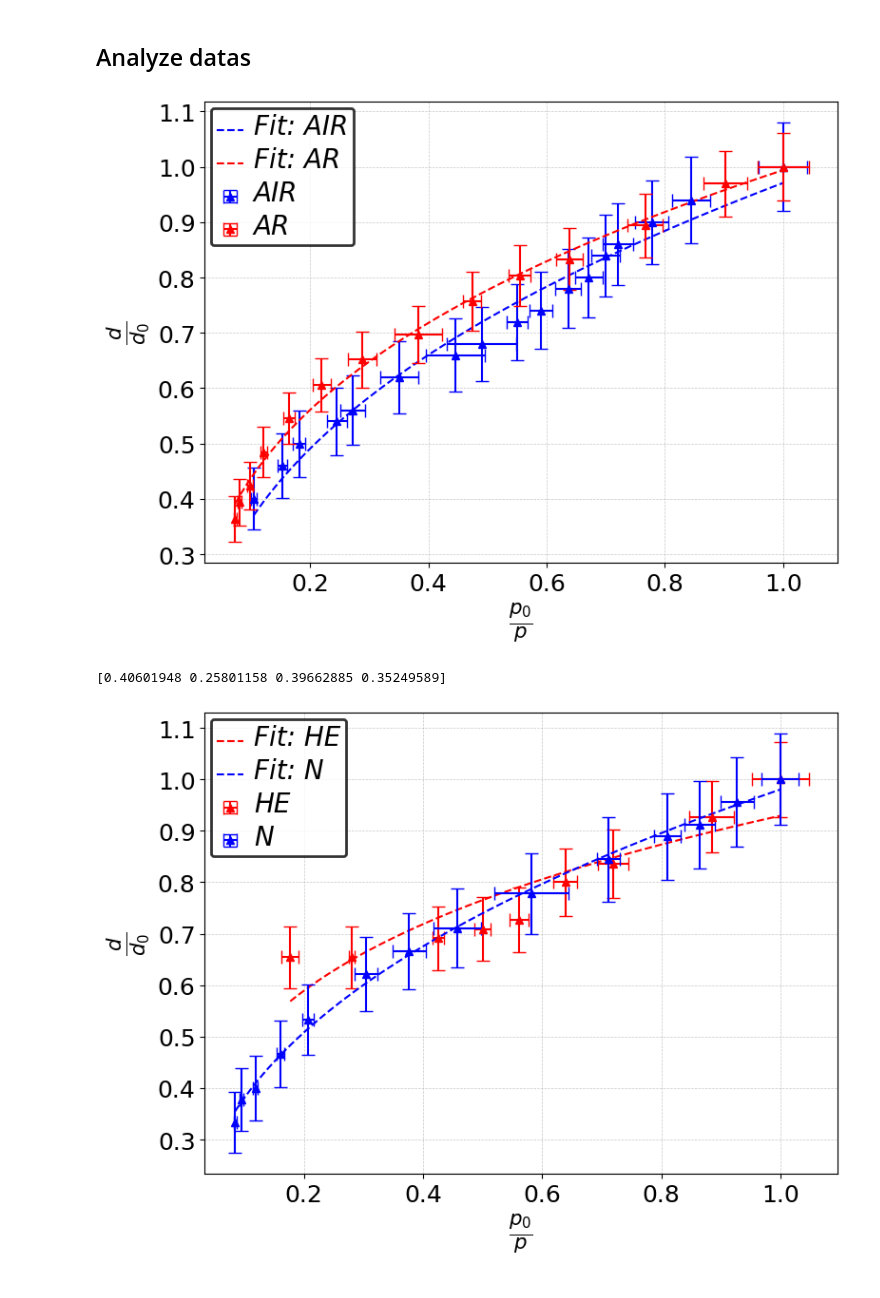
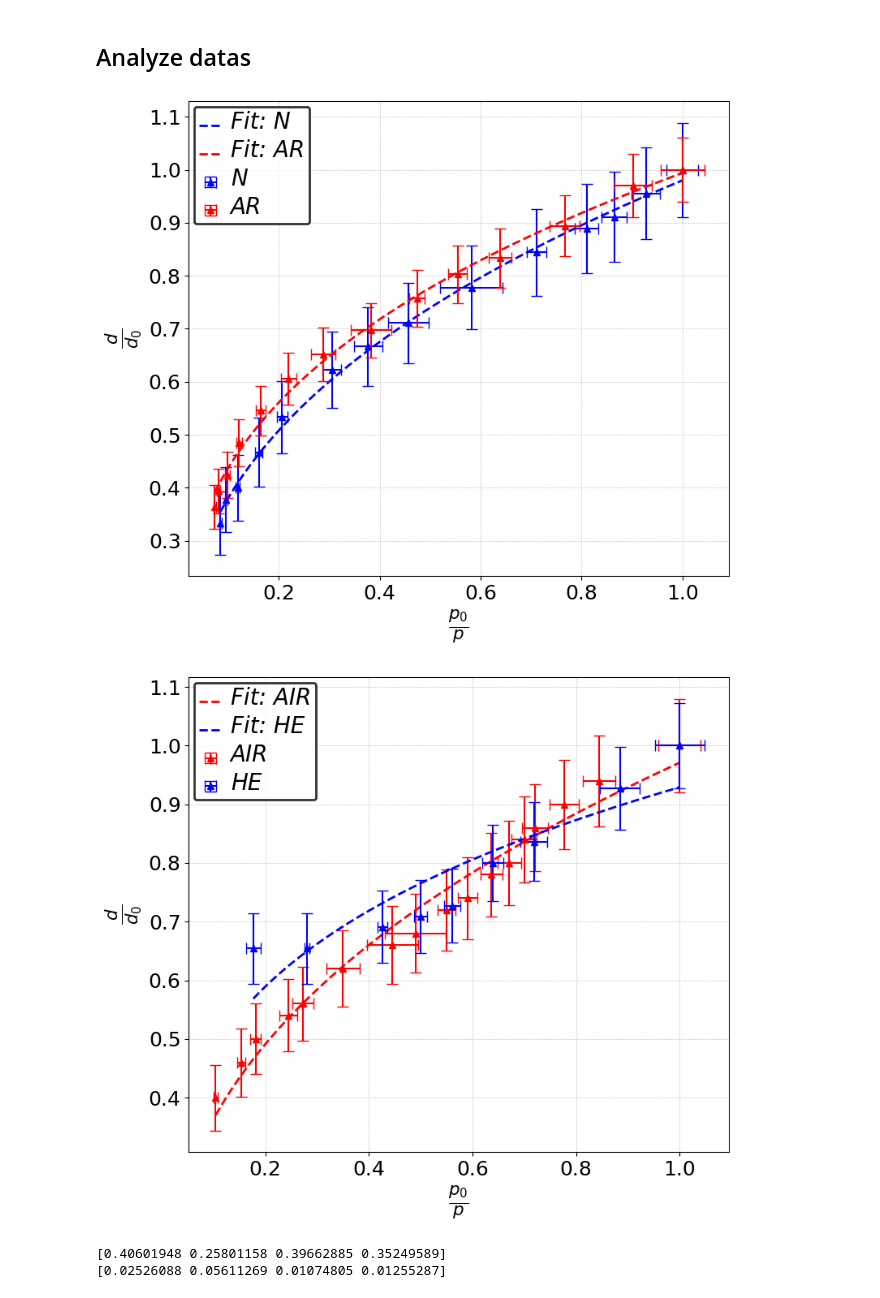
Before and after one commit to ferocitoo/TP3, a Jupyter notebook: TP_Plasma/Striations.ipynb, the cells around one changed output. Cells and saved outputs as stored; diff of their text form; code cells hidden in the pictures.

```diff
--- a/TP_Plasma/Striations.ipynb
+++ b/TP_Plasma/Striations.ipynb
@@ -83,10 +83,11 @@ def fit(p, m, c):
     return p**m + c
 
 m = np.zeros(len(Gases))
+m_var = np.zeros(len(Gases))
 
 # Plot 1: AIR et AR
-ax1, fig1 = u.create_figure_and_apply_format((8, 6), xlabel=r"$\frac{p_0}{p}$", ylabel=r"$\frac{d}{d_0}$")
-for g, color in zip([0, 3], ['blue', 'red']):  # Indices pour AIR et AR avec couleurs bleu et rouge
+ax1, fig1 = u.create_figure_and_apply_format((8, 7), xlabel=r"$\frac{p_0}{p}$", ylabel=r"$\frac{d}{d_0}$")
+for g, color in zip([2, 3], ['blue', 'red']):  # Indices pour AIR et AR avec couleurs bleu et rouge
     p = ps[g]
     d = ds[g]
     p_error = ps_error[g]
@@ -100,41 +101,45 @@ for g, color in zip([0, 3], ['blue', 'red']):  # Indices pour AIR et AR avec cou
     p_fit = np.linspace(min(p), max(p), 100)
     d_fit = fit(p_fit, *popt)
 
-    ax1.plot(p_fit, d_fit, linestyle='--', label=f'Fit: {Gases[g]}', color=color)
+    ax1.plot(p_fit, d_fit, linestyle='--', label=f'Fit: {Gases[g]}', color=color, linewidth=2)
 
     m[g] = popt[0]
+    m_var[g] = np.sqrt(pcov[0][0])
 
 u.set_legend_properties(ax1, loc="upper left")
 plt.grid(True, which="both", linestyle="--", linewidth=0.5, alpha=0.7)
 plt.savefig('/workspaces/TP3/TP_Plasma/Figures/stri_air_ar.pdf')
 plt.show()
 
 # Plot 2: HE et N
-ax2, fig2 = u.create_figure_and_apply_format((8, 6), xlabel=r"$\frac{p_0}{p}$", ylabel=r"$\frac{d}{d_0}$")
-for g, color in zip([1, 2], ['red', 'blue']):  # Indices pour HE et N avec couleurs bleu et rouge
+ax2, fig2 = u.create_figure_and_apply_format((8, 7), xlabel=r"$\frac{p_0}{p}$", ylabel=r"$\frac{d}{d_0}$")
+for g, color in zip([0,1], ['red', 'blue']):  # Indices pour HE et N avec couleurs bleu et rouge
     p = ps[g]
     d = ds[g]
     p_error = ps_error[g]
     d_error = ds_error[g]
     ax2.errorbar(p, d, xerr=p_error, yerr=d_error, fmt='^', label=Gases[g], capsize=5, color=color)
 
     ax2.grid(axis="both")
 
     popt, pcov = curve_fit(fit, p, d, p0=[1e-1, 40])
 
     p_fit = np.linspace(min(p), max(p), 100)
     d_fit = fit(p_fit, *popt)
 
-    ax2.plot(p_fit, d_fit, linestyle='--', label=f'Fit: {Gases[g]}', color=color)
+    ax2.plot(p_fit, d_fit, linestyle='--', label=f'Fit: {Gases[g]}', color=color, linewidth=2)
 
     m[g] = popt[0]
+    m_var[g] = np.sqrt(pcov[0][0])
 
 u.set_legend_properties(ax2, loc="upper left")
 plt.grid(True, which="both", linestyle="--", linewidth=0.5, alpha=0.7)
 plt.savefig('/workspaces/TP3/TP_Plasma/Figures/stri_he_n.pdf')
+plt.show()
 print(m)
-plt.show()
+print(m_var)
 # %% [output]
-[figure, old version]
+[figure, new version]
+[figure, new version]
 [0.40601948 0.25801158 0.39662885 0.35249589]
+[0.02526088 0.05611269 0.01074805 0.01255287]
-[figure, old version]
```
